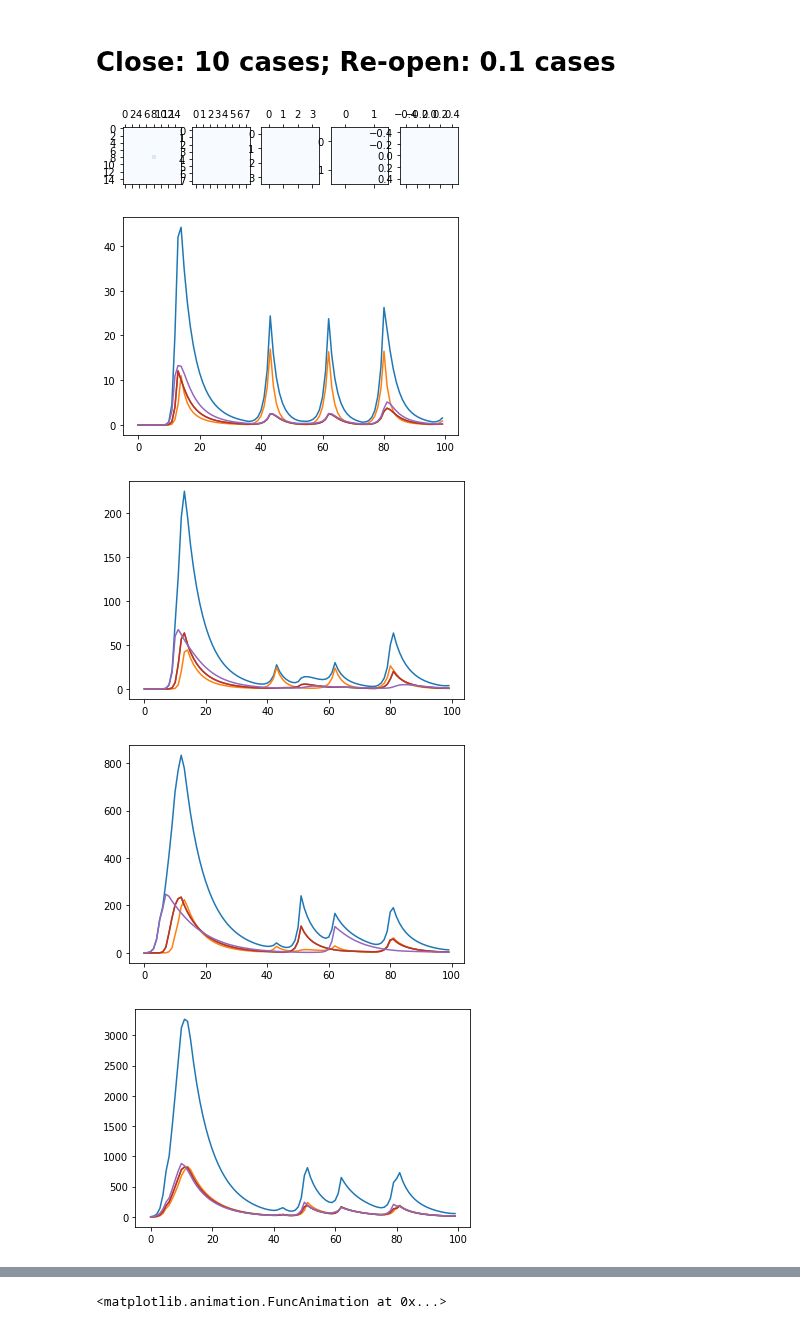
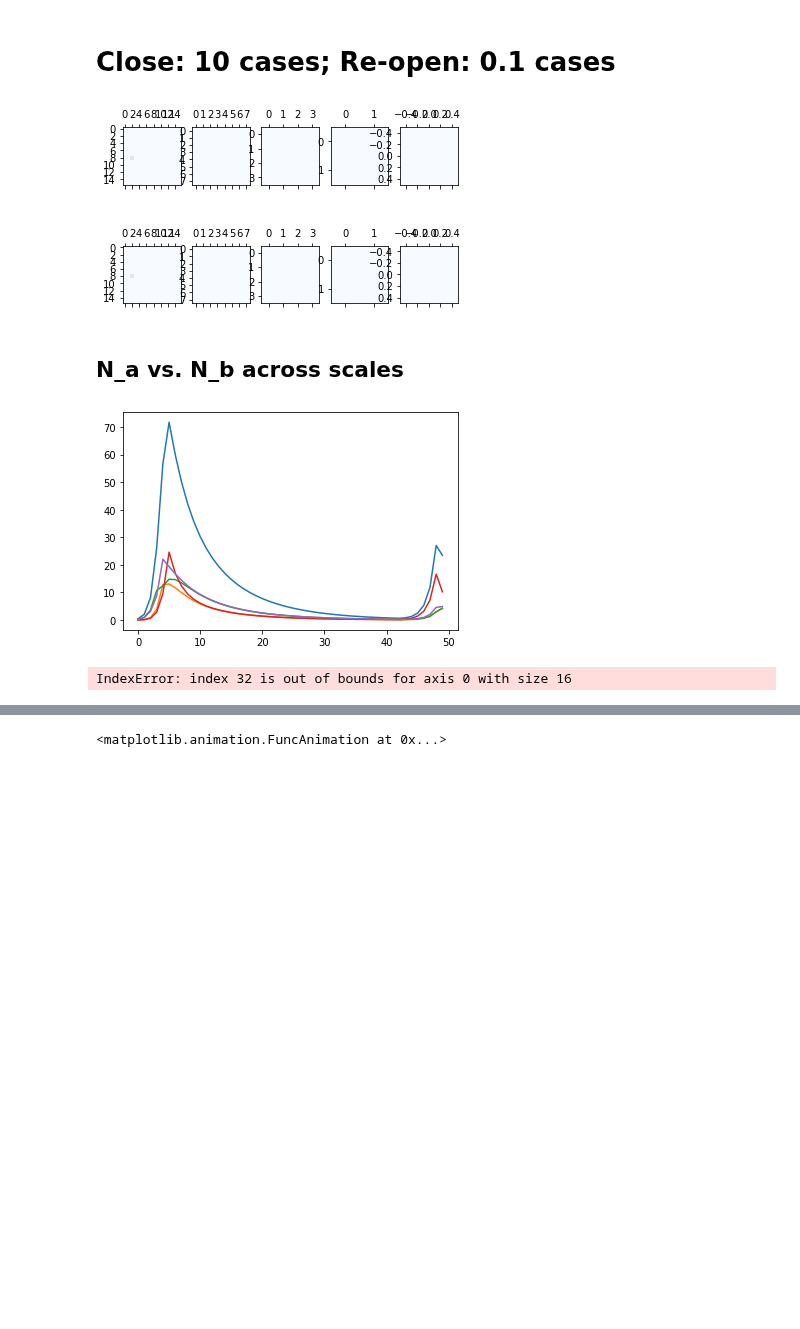
Before and after one commit to blakeelias/multi_scale_pandemic, a Jupyter notebook: viz_lock_down_10_0.1.ipynb, the cells around one changed output, grey strips where cells are left out. Cells and saved outputs as stored; diff of their text form; code cells hidden in the pictures; blank space fills up the shorter version.

Commit message:
Visualize coarse-grained evolution with coarse-grained lock-down

```diff
--- a/viz_lock_down_10_0.1.ipynb
+++ b/viz_lock_down_10_0.1.ipynb
@@ -32,19 +32,19 @@ results = evaluation.evaluate(
     projection_method=projections.Projections().sub_matrix_eigenvector,
     g_bas=g_bas,
     N_a_0=N_a,
-    num_steps=100,
+    num_steps=50,
     lock_down_threshold=10,
     re_open_threshold=0.1,
     intervention_strategy=True)
 # %%
 anim = visualize.animate_results(results)
 # %% [output]
-[figure, old version]
+[figure, new version]
+# %% [markdown]
+## N_a vs. N_b across scales
 # %%
 for i in range(len(g_bas)):
-    visualize.plot_case_counts(results['N_bs'][i], results['N_bs'][i+1], 0, g_bas[i])
+    visualize.plot_case_counts_two_scales(results['N_bs'][i], results['N_bs'][i+1], 32, g_bas[i])
 # %% [output]
-[figure, old version]
+[figure, new version]
-[figure, removed]
-[figure, removed]
-[figure, removed]
+IndexError: index 32 is out of bounds for axis 0 with size 16
```
Also changed, not shown: parts of 3 cells of this notebook, 5 other files.
